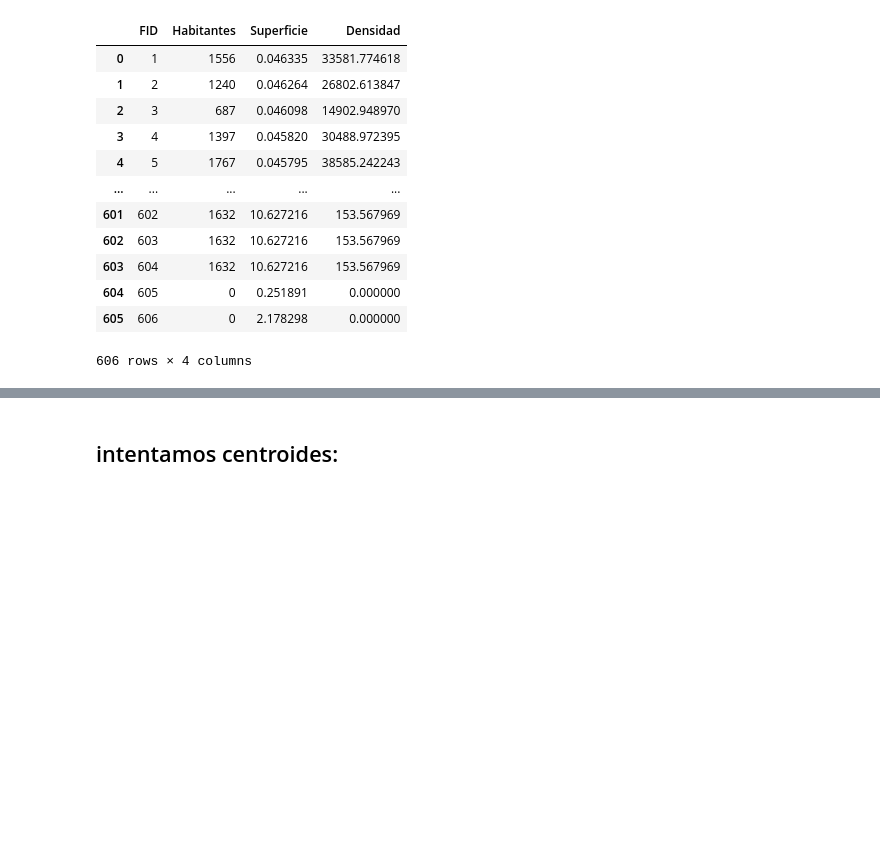
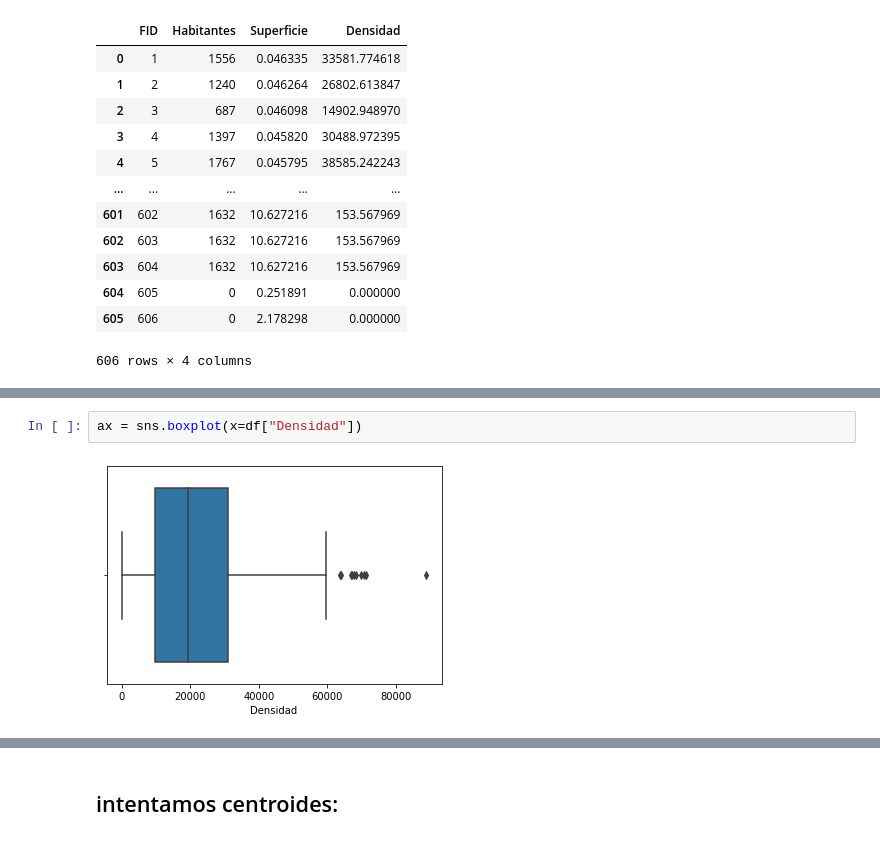
Before and after one commit to aromegar/TransitPlanner, a Jupyter notebook: SEVILLA mapas.ipynb, the cells around one changed output, grey strips where cells are left out. Cells and saved outputs as stored; diff of their text form; blank space fills up the shorter version.

```diff
--- a/SEVILLA mapas.ipynb
+++ b/SEVILLA mapas.ipynb
@@ -85,3 +88,7 @@ df
+# %%
+ax = sns.boxplot(x=df["Densidad"])
+# %% [output]
+[figure, added]
 # %%
 secc_cloro = folium.Map(location=[37.3882,-5.9699], zoom_start=13, tiles="cartodbpositron");
 
```
Also changed, not shown: parts of 51 cells of this notebook, 4 other files.
